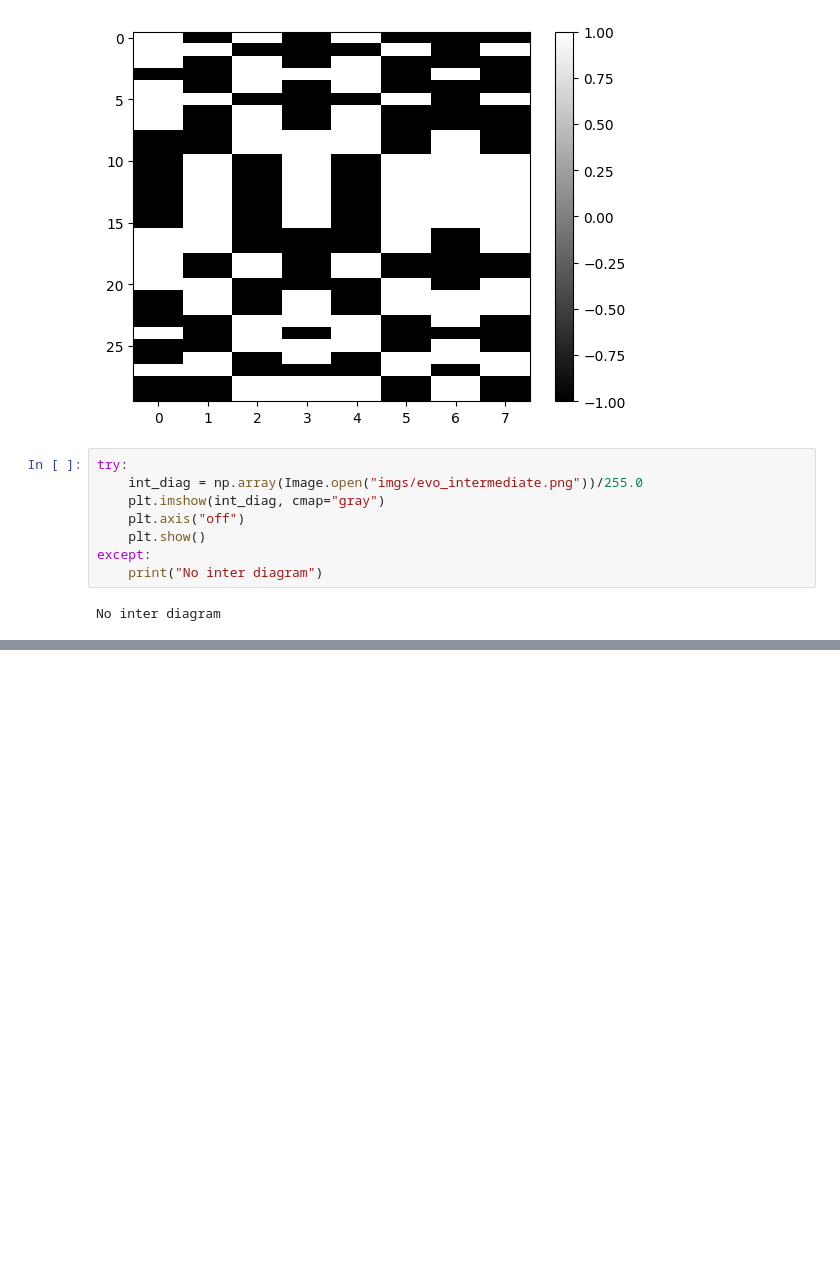
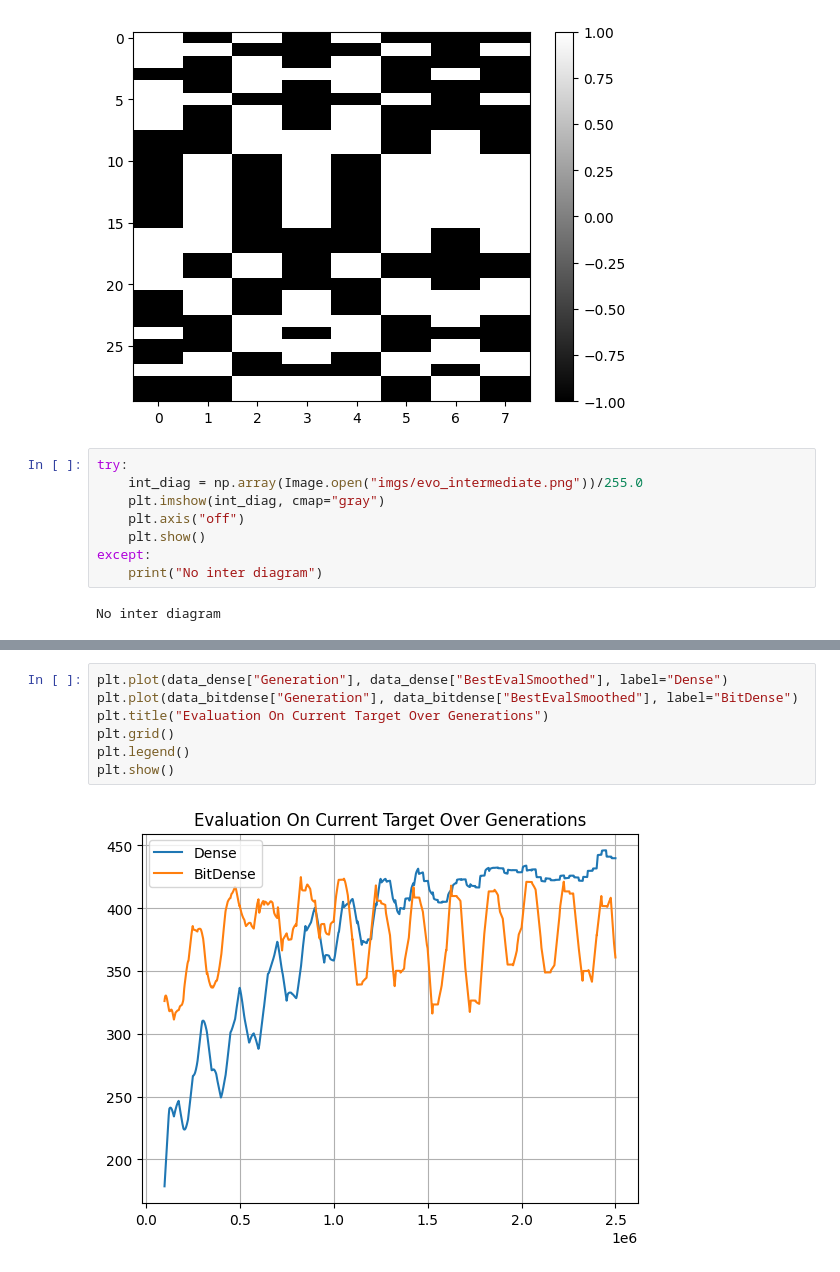
Before and after one commit to JoshPattman/evo-diffusion, a Jupyter notebook: torch.ipynb, the cells around one changed output, grey strips where cells are left out. Saved outputs shown, nothing was run; the diff lists cells and outputs as text; blank space fills up the shorter version.

```diff
--- a/torch.ipynb
+++ b/torch.ipynb
@@ -116,0 +133,9 @@ No inter diagram
+# %%
+plt.plot(data_dense["Generation"], data_dense["BestEvalSmoothed"], label="Dense")
+plt.plot(data_bitdense["Generation"], data_bitdense["BestEvalSmoothed"], label="BitDense")
+plt.title("Evaluation On Current Target Over Generations")
+plt.grid()
+plt.legend()
+plt.show()
+# %% [output]
+[figure, added]
```
Also changed, not shown: parts of 3 cells of this notebook, 7 other files.
